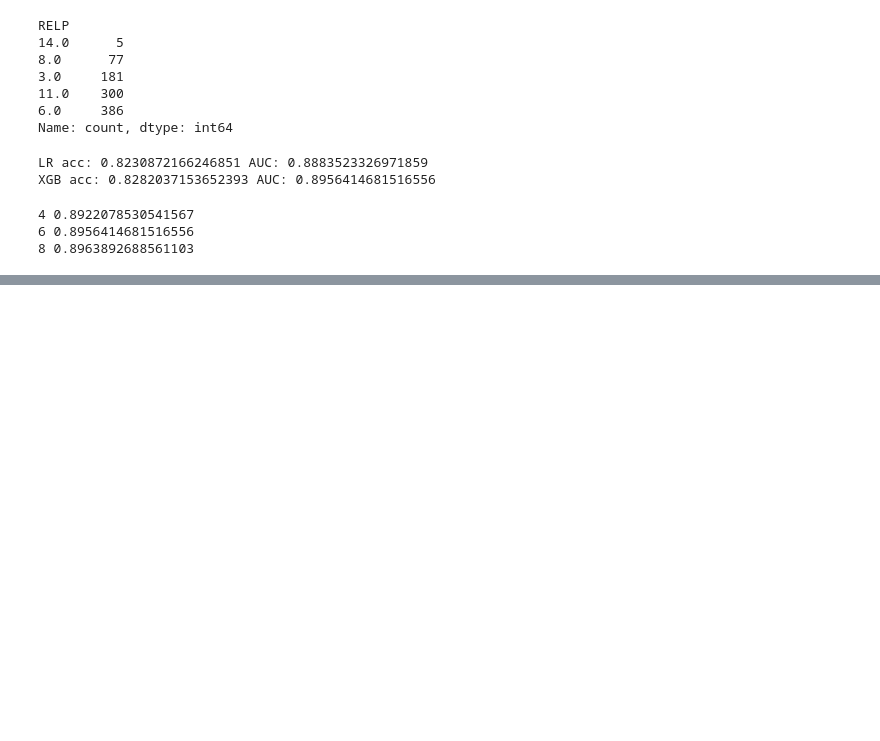
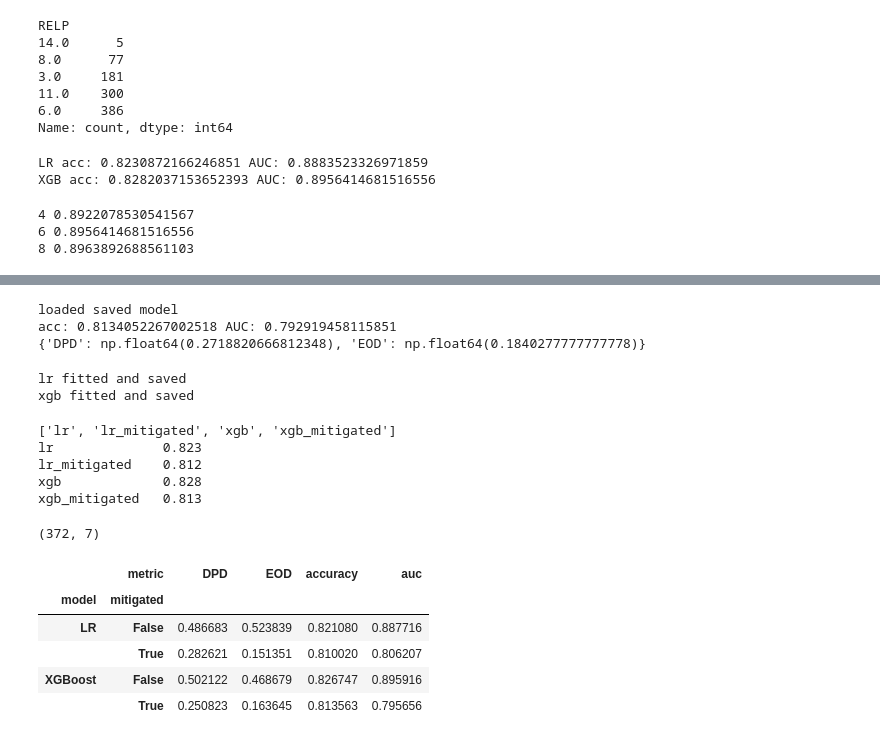
Before and after one commit to Hnhy1806/fairness-over-time, a Jupyter notebook: notebooks/01_baseline.ipynb, the cells around one changed output, grey strips where cells are left out. Cells and saved outputs as stored; diff of their text form; code cells hidden in the pictures; blank space fills up the shorter version.

```diff
--- a/notebooks/01_baseline.ipynb
+++ b/notebooks/01_baseline.ipynb
@@ -468,0 +489,78 @@ NH White 1    0.784979
+# %%
+# XGBoost, mitigated: load if already saved, otherwise fit (~9 min) and save
+from src.data import ARTIFACTS_DIR
+
+path = ARTIFACTS_DIR / "models" / "xgb_mitigated.joblib"
+if path.exists():
+    mit_xgb = joblib.load(path)
+    print("loaded saved model")
+else:
+    t = time.time()
+    mit_xgb = fit_mitigated(make_xgb(), X.loc[train_idx], y_train, sens_train)
+    print(f"fitted in {time.time() - t:.0f} seconds")
+    joblib.dump(mit_xgb, path)
+
+proba = mit_xgb.predict_proba(X.loc[val_idx])[:, 1]
+pred = mit_xgb.predict(X.loc[val_idx])
+print("acc:", accuracy_score(y_val, pred), "AUC:", roc_auc_score(y_val, proba))
+print(fairness_summary(y_val, pred, sens_val[["race_eth", "sex"]]))
+# %% [output]
+loaded saved model
+acc: 0.8134052267002518 AUC: 0.792919458115851
+{'DPD': np.float64(0.2718820666812348), 'EOD': np.float64(0.1840277777777778)}
+# %%
+#save the unmitigated pipelines (notebook)
+for name, make in [("lr", make_lr), ("xgb", make_xgb)]:
+    path = ARTIFACTS_DIR / "models" / f"{name}.joblib"
+    if path.exists():
+        print(name, "already saved")
+        continue
+    pipe = make_pipeline_for(make()).fit(X.loc[train_idx], y_train)
+    joblib.dump(pipe, path)
+    print(name, "fitted and saved")
+# %% [output]
+lr fitted and saved
+xgb fitted and saved
+# %%
+from src.models import load_models, MODEL_INFO
+
+models = load_models()
+print(list(models))
+
+# Sanity check: validation accuracy should match the Step 6 table exactly
+for name, pipe in models.items():
+    acc = accuracy_score(y_val, pipe.predict(X.loc[val_idx]))
+    print(f"{name:15s} {acc:.3f}")
+# %% [output]
+['lr', 'lr_mitigated', 'xgb', 'xgb_mitigated']
+lr              0.823
+lr_mitigated    0.812
+xgb             0.828
+xgb_mitigated   0.813
+# %%
+#evaluate on test set
+from src.fairness import evaluate_all
+
+X_test = X.loc[test_idx]
+y_test = y.loc[test_idx, "PINCP"].astype(int)
+meta_test = meta.loc[test_idx]
+
+baseline = evaluate_all(models, X_test, y_test, meta_test, year=2014, model_info=MODEL_INFO)
+print(baseline.shape)
+
+baseline.to_csv(ARTIFACTS_DIR / "results" / "metrics_over_time.csv", index=False)
+
+# Headline view: overall performance + intersectional gaps
+headline = baseline[
+    (baseline["attribute"].isin(["overall", "race_eth_x_sex"]))
+    & (baseline["metric"].isin(["accuracy", "auc", "DPD", "EOD"]))
+]
+display(headline.pivot_table(index=["model", "mitigated"], columns="metric", values="value"))
+# %% [output]
+(372, 7)
+|  | metric | DPD | EOD | accuracy | auc |
+| model | mitigated |  |  |  |  |
+| LR | False | 0.486683 | 0.523839 | 0.821080 | 0.887716 |
+|  | True | 0.282621 | 0.151351 | 0.810020 | 0.806207 |
+| XGBoost | False | 0.502122 | 0.468679 | 0.826747 | 0.895916 |
+|  | True | 0.250823 | 0.163645 | 0.813563 | 0.795656 |
```
Also changed, not shown: parts of 23 cells of this notebook, 8 other files.
